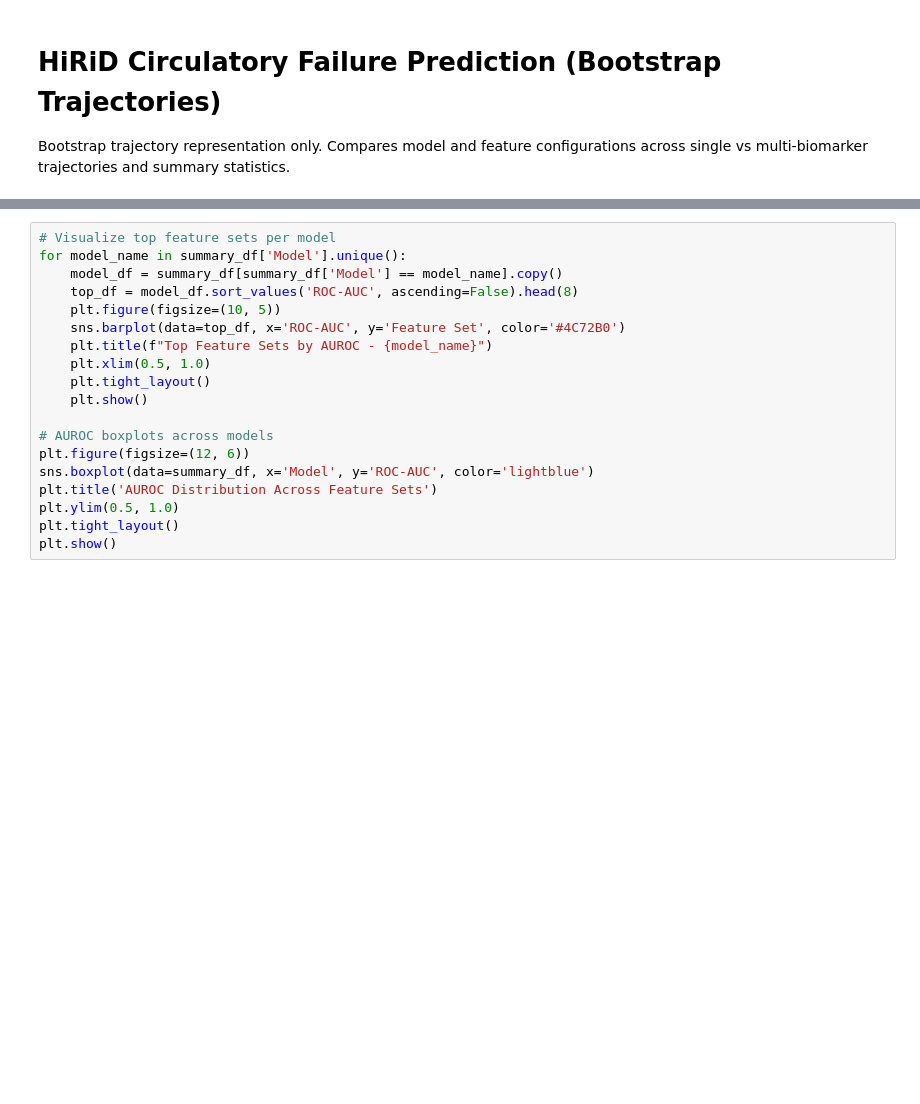
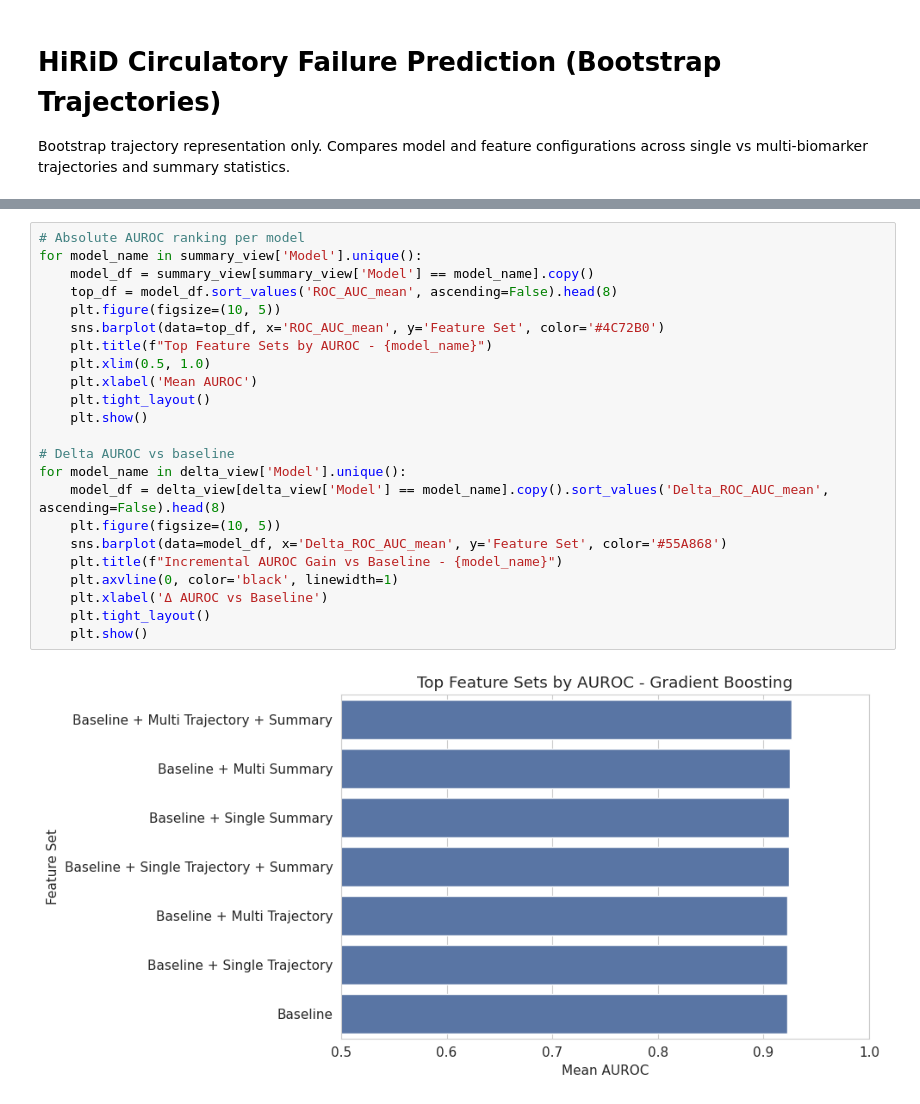
Before and after one commit to tw2067/trajectory-modeling, a Jupyter notebook: scripts/notebooks/hirid/circulatory_failure_analysis.ipynb, the cells around one changed output, grey strips where cells are left out. Drawn from its saved outputs; the diff is of its cells as text; blank space fills up the shorter version.

```diff
--- a/scripts/notebooks/hirid/circulatory_failure_analysis.ipynb
+++ b/scripts/notebooks/hirid/circulatory_failure_analysis.ipynb
@@ -327,19 +858,25 @@ summary_df.head(20)
 # %%
-# Visualize top feature sets per model
-for model_name in summary_df['Model'].unique():
-    model_df = summary_df[summary_df['Model'] == model_name].copy()
-    top_df = model_df.sort_values('ROC-AUC', ascending=False).head(8)
+# Absolute AUROC ranking per model
+for model_name in summary_view['Model'].unique():
+    model_df = summary_view[summary_view['Model'] == model_name].copy()
+    top_df = model_df.sort_values('ROC_AUC_mean', ascending=False).head(8)
     plt.figure(figsize=(10, 5))
-    sns.barplot(data=top_df, x='ROC-AUC', y='Feature Set', color='#4C72B0')
+    sns.barplot(data=top_df, x='ROC_AUC_mean', y='Feature Set', color='#4C72B0')
     plt.title(f"Top Feature Sets by AUROC - {model_name}")
     plt.xlim(0.5, 1.0)
+    plt.xlabel('Mean AUROC')
     plt.tight_layout()
     plt.show()
 
-# AUROC boxplots across models
-plt.figure(figsize=(12, 6))
-sns.boxplot(data=summary_df, x='Model', y='ROC-AUC', color='lightblue')
-plt.title('AUROC Distribution Across Feature Sets')
-plt.ylim(0.5, 1.0)
-plt.tight_layout()
-plt.show()
+# Delta AUROC vs baseline
+for model_name in delta_view['Model'].unique():
+    model_df = delta_view[delta_view['Model'] == model_name].copy().sort_values('Delta_ROC_AUC_mean', ascending=False).head(8)
+    plt.figure(figsize=(10, 5))
+    sns.barplot(data=model_df, x='Delta_ROC_AUC_mean', y='Feature Set', color='#55A868')
+    plt.title(f"Incremental AUROC Gain vs Baseline - {model_name}")
+    plt.axvline(0, color='black', linewidth=1)
+    plt.xlabel('Δ AUROC vs Baseline')
+    plt.tight_layout()
+    plt.show()
+# %% [output]
+[figure, added]
```
Also changed, not shown: parts of 12 cells of this notebook, 11 other files.
